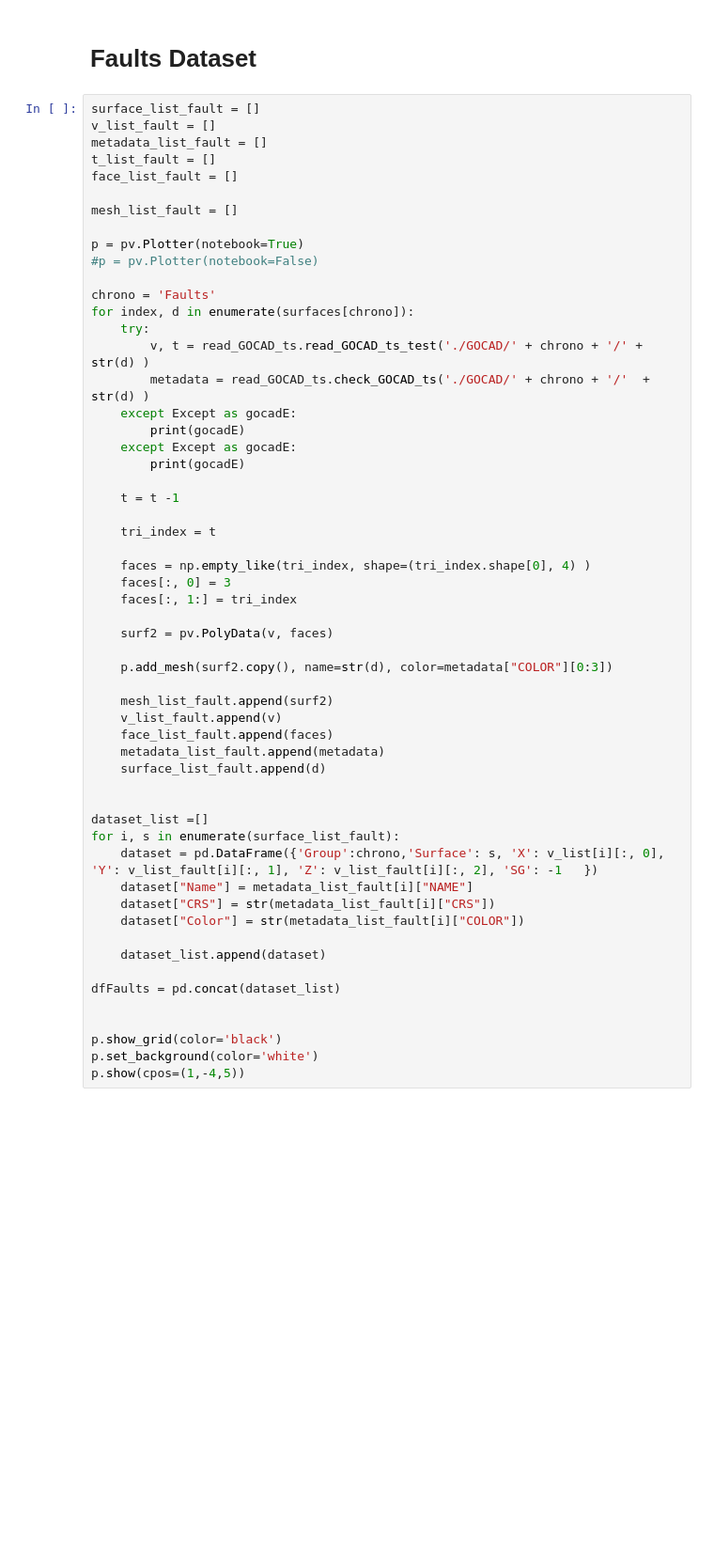
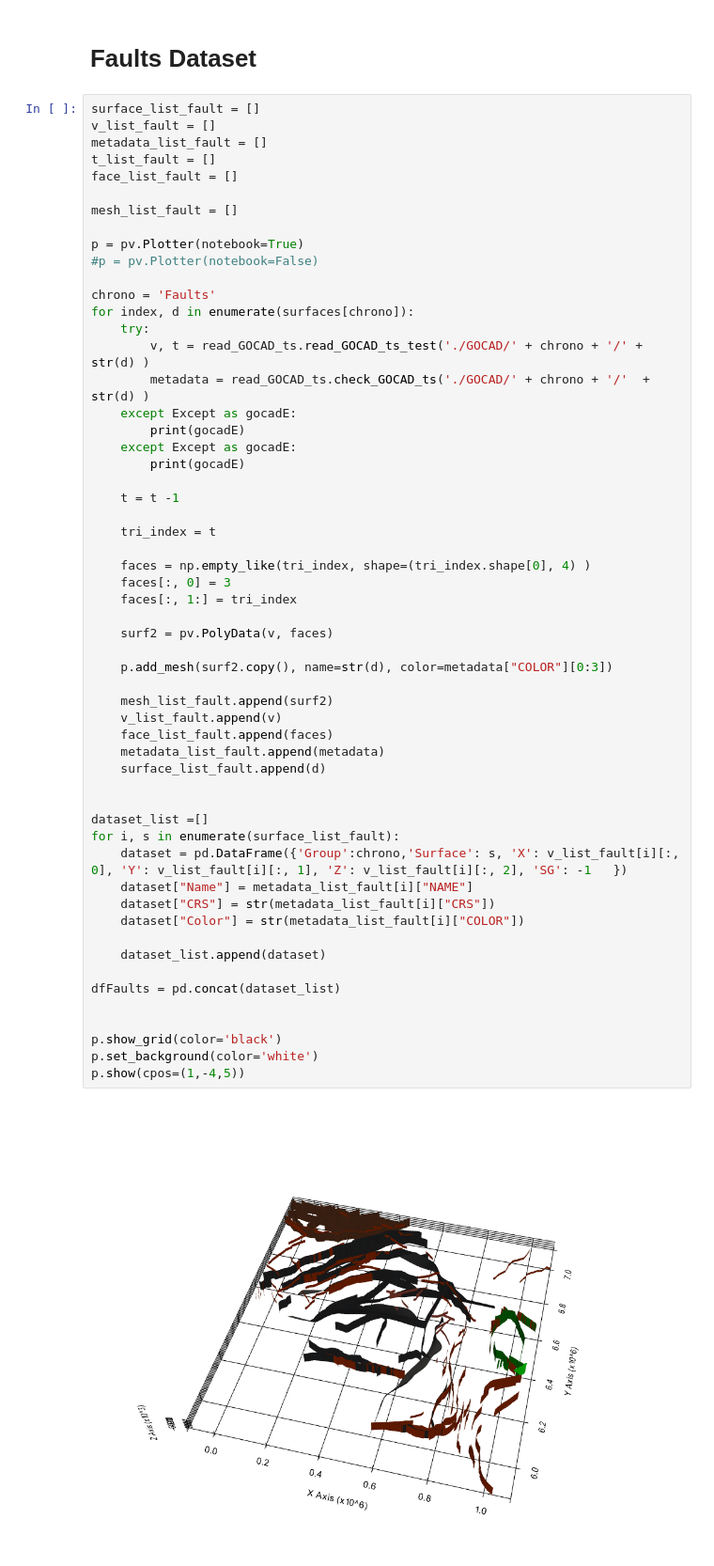
Before and after one commit to RichardScottOZ/Transform-2021, a Jupyter notebook: SA-Solid-Geology-Case-Study.ipynb, the cells around one changed output. Shown: that part at 94% size. Drawn from its saved outputs; the diff is of its cells as text; blank space fills up the shorter version.

```diff
--- a/SA-Solid-Geology-Case-Study.ipynb
+++ b/SA-Solid-Geology-Case-Study.ipynb
@@ -587,31 +596,33 @@ for index, d in enumerate(surfaces[chrono]):
 
     faces = np.empty_like(tri_index, shape=(tri_index.shape[0], 4) )
     faces[:, 0] = 3
     faces[:, 1:] = tri_index
 
     surf2 = pv.PolyData(v, faces)
 
     p.add_mesh(surf2.copy(), name=str(d), color=metadata["COLOR"][0:3])
 
     mesh_list_fault.append(surf2)
     v_list_fault.append(v)
     face_list_fault.append(faces)
     metadata_list_fault.append(metadata)
     surface_list_fault.append(d)
 
 
 dataset_list =[]
 for i, s in enumerate(surface_list_fault):
-    dataset = pd.DataFrame({'Group':chrono,'Surface': s, 'X': v_list[i][:, 0], 'Y': v_list_fault[i][:, 1], 'Z': v_list_fault[i][:, 2], 'SG': -1   })
+    dataset = pd.DataFrame({'Group':chrono,'Surface': s, 'X': v_list_fault[i][:, 0], 'Y': v_list_fault[i][:, 1], 'Z': v_list_fault[i][:, 2], 'SG': -1   })
     dataset["Name"] = metadata_list_fault[i]["NAME"]
     dataset["CRS"] = str(metadata_list_fault[i]["CRS"])
     dataset["Color"] = str(metadata_list_fault[i]["COLOR"])
 
     dataset_list.append(dataset)
 
 dfFaults = pd.concat(dataset_list)
 
 
 p.show_grid(color='black')
 p.set_background(color='white')
 p.show(cpos=(1,-4,5))
+# %% [output]
+[figure, added]
```
Also changed, not shown: parts of 6 cells of this notebook, 1 other file.
